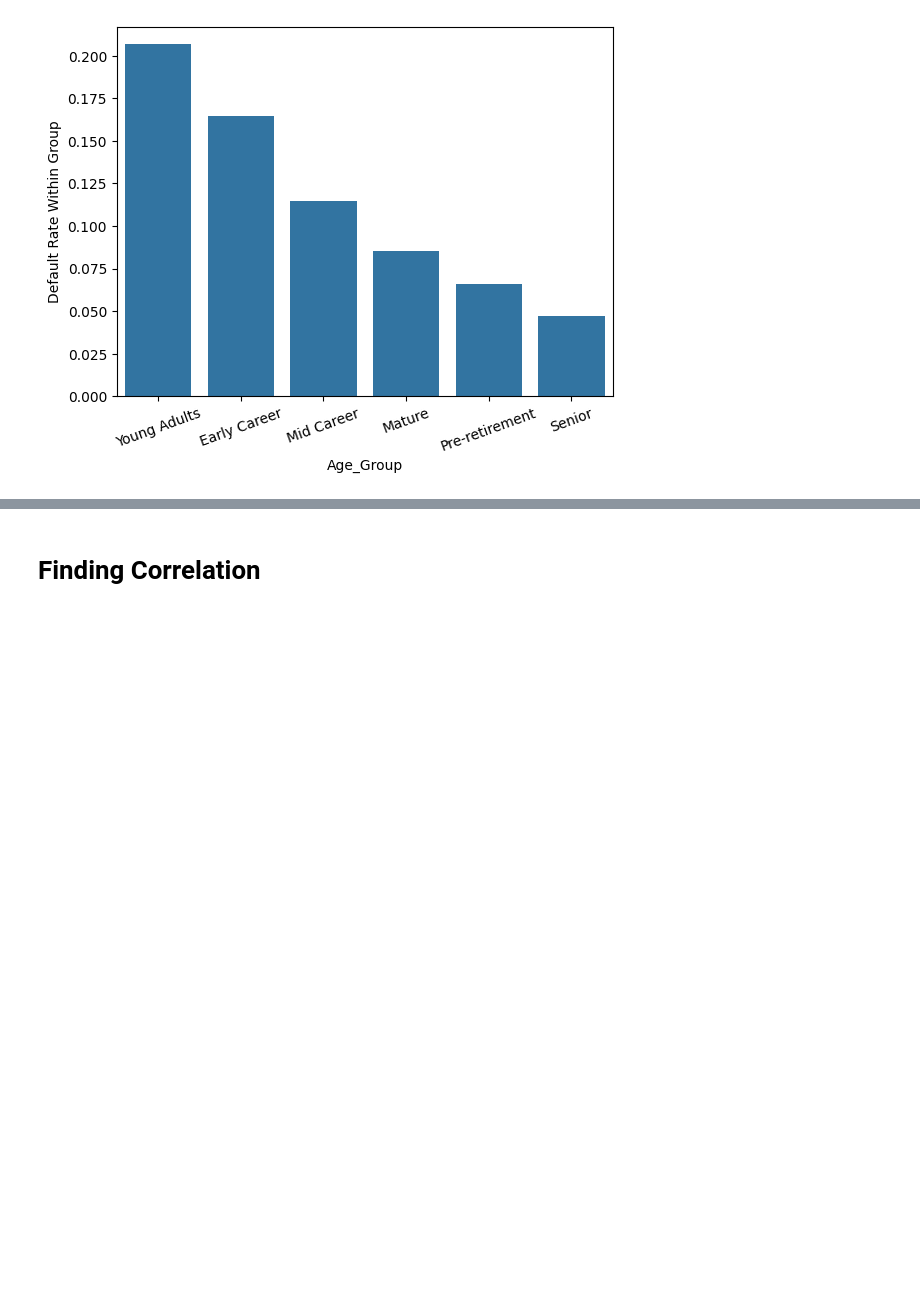
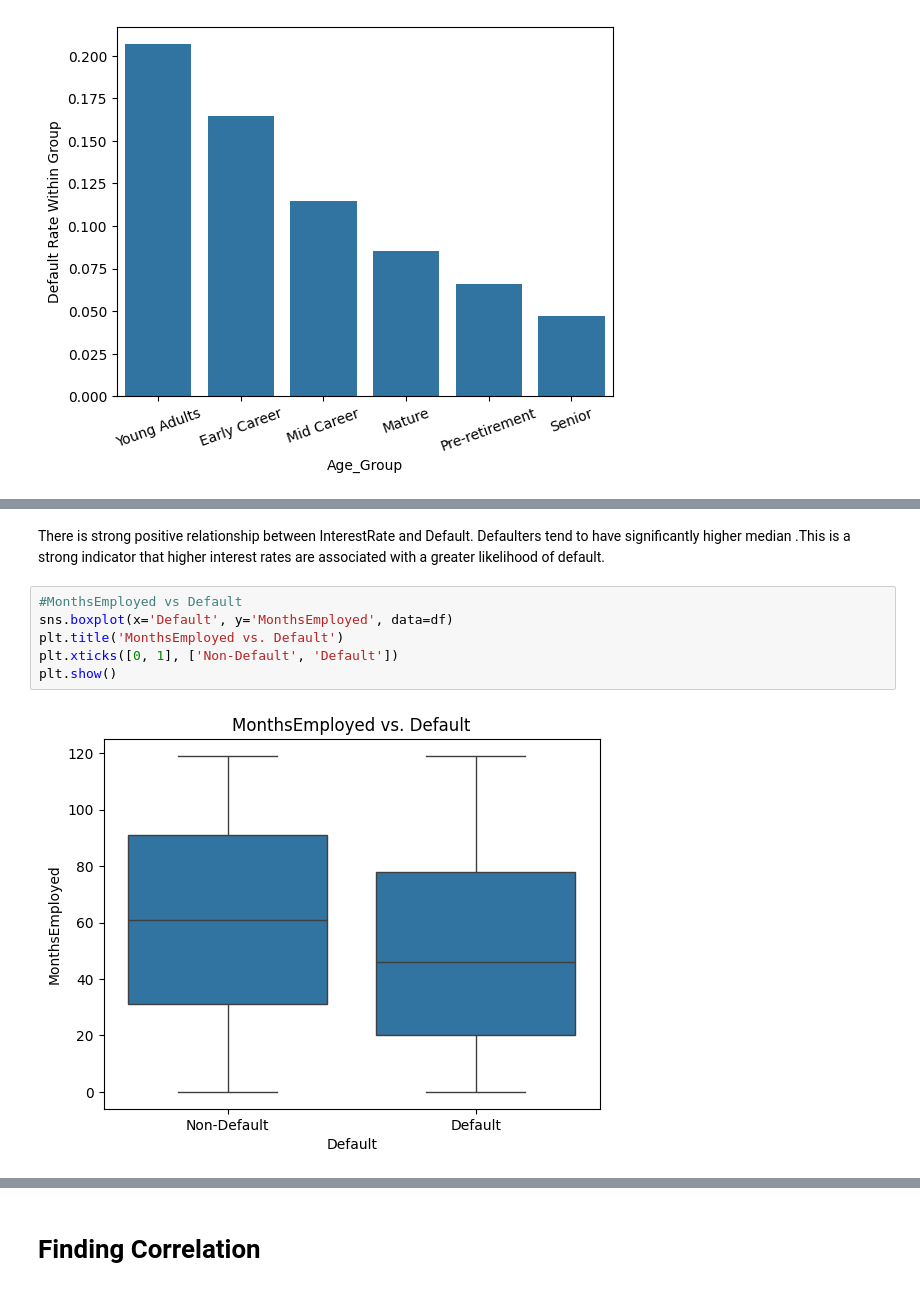
Before and after one commit to sapkale12345/Default-Loan-Prediction, a Jupyter notebook: Default_loan.ipynb, the cells around one changed output, grey strips where cells are left out. Drawn from its saved outputs; the diff is of its cells as text; blank space fills up the shorter version.

```diff
--- a/Default_loan.ipynb
+++ b/Default_loan.ipynb
@@ -241,0 +272,10 @@ Senior                                     0.070046                   0.046930
+# %% [markdown]
+ There is strong positive relationship between InterestRate and Default. Defaulters tend to have significantly higher median .This is a strong indicator that higher interest rates are associated with a greater likelihood of default.
+# %%
+#MonthsEmployed vs Default
+sns.boxplot(x='Default', y='MonthsEmployed', data=df)
+plt.title('MonthsEmployed vs. Default')
+plt.xticks([0, 1], ['Non-Default', 'Default'])
+plt.show()
+# %% [output]
+[figure, added]
```
Also changed, not shown: parts of 17 cells of this notebook.
